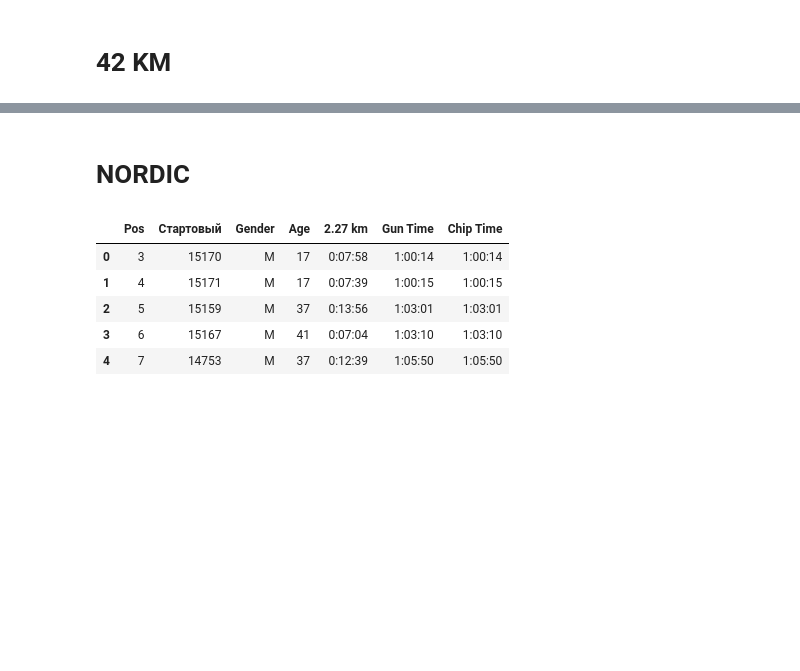
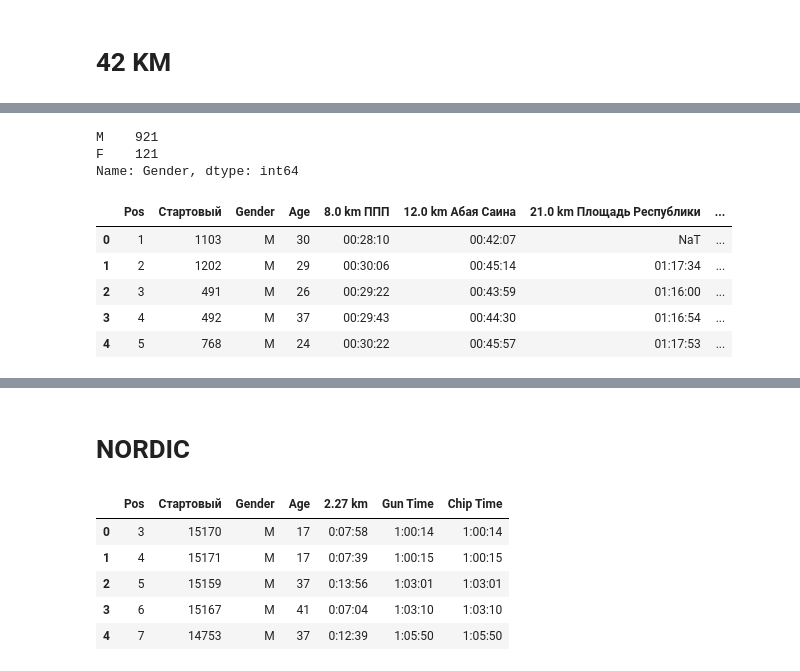
Before and after one commit to imaganov/almaty-marathon-visualization, a Jupyter notebook: Main.ipynb, the cells around one changed output, grey strips where cells are left out. Cells and saved outputs as stored; diff of their text form; code cells hidden in the pictures; blank space fills up the shorter version.

```diff
--- a/Main.ipynb
+++ b/Main.ipynb
@@ -97,0 +176,16 @@ df_42 = pd.read_excel("data/42_km.xls", sheet_name='42 KM')
+# %%
+df_42['Gender'].value_counts()
+# %% [output]
+M    921
+F    121
+Name: Gender, dtype: int64
+# %%
+df_42['age_group']      = df_42['Age'].apply(age_group)
+df_42.head()
+# %% [output]
+|  | Pos | Стартовый | Gender | Age | 8.0 km ППП | 12.0 km Абая Саина | 21.0 km Площадь Республики | ... |
+| 0 | 1 | 1103 | M | 30 | 00:28:10 | 00:42:07 | NaT | ... |
+| 1 | 2 | 1202 | M | 29 | 00:30:06 | 00:45:14 | 01:17:34 | ... |
+| 2 | 3 | 491 | M | 26 | 00:29:22 | 00:43:59 | 01:16:00 | ... |
+| 3 | 4 | 492 | M | 37 | 00:29:43 | 00:44:30 | 01:16:54 | ... |
+| 4 | 5 | 768 | M | 24 | 00:30:22 | 00:45:57 | 01:17:53 | ... |
```
Also changed, not shown: parts of 24 cells of this notebook, 9 other files.
